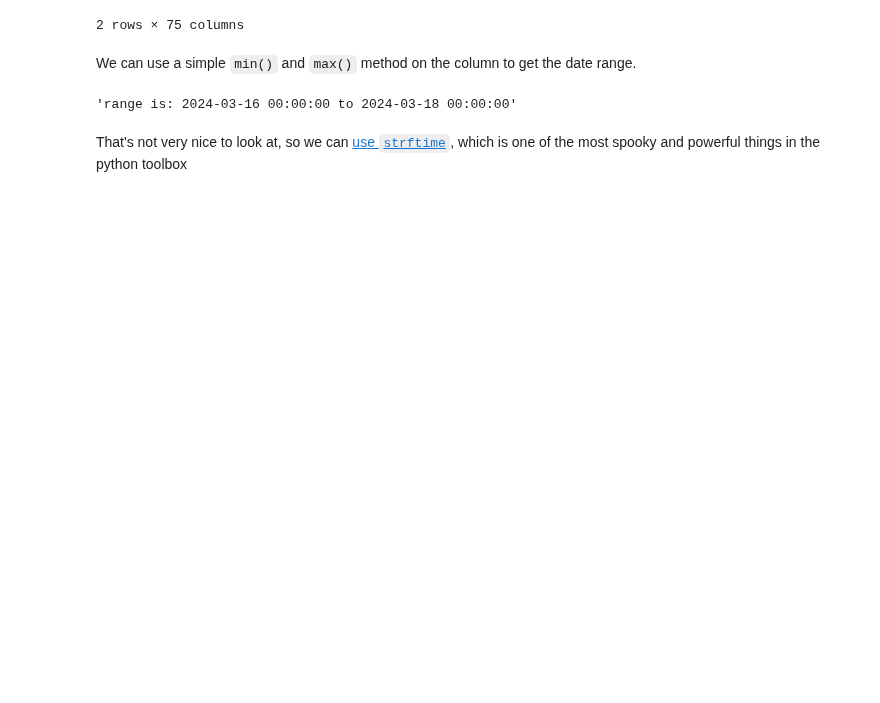
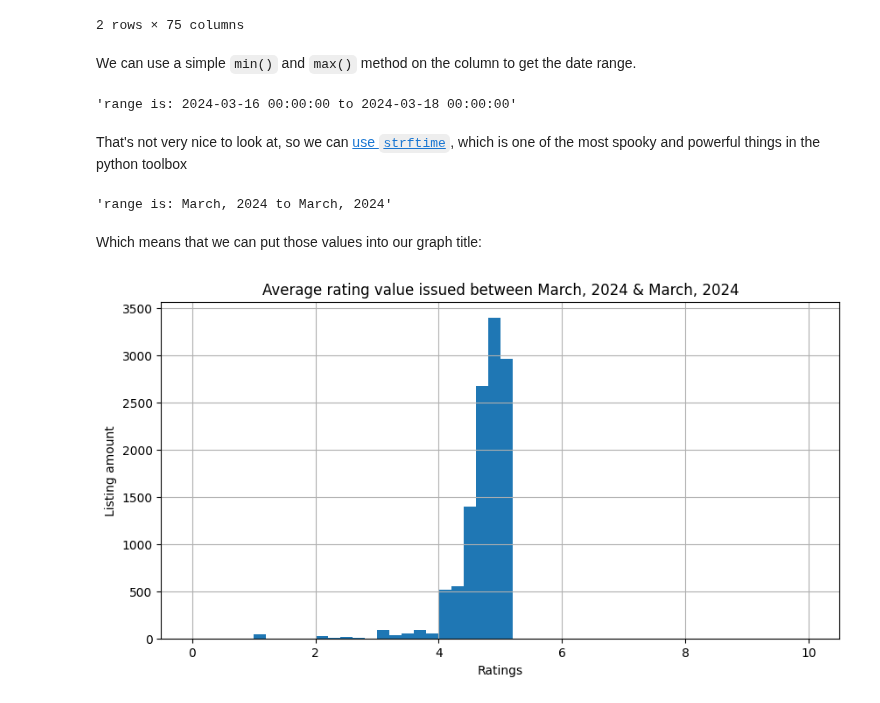
Before and after one commit to karenstevani/data_project, a Jupyter notebook: proj.ipynb, the cells around one changed output. Saved outputs shown, nothing was run; the diff lists cells and outputs as text; code cells hidden in the pictures; blank space fills up the shorter version.

Commit message:
data audit as of now 09/07

```diff
--- a/proj.ipynb
+++ b/proj.ipynb
@@ -364,3 +364,30 @@ f"range is: {first_date} to {last_date}"
 'range is: 2024-03-16 00:00:00 to 2024-03-18 00:00:00'
 # %% [markdown]
 That's not very nice to look at, so we can [use `strftime`](https://strftime.org/), which is one of the most spooky and powerful things in the python toolbox
+# %%
+date_format_pattern = "%B, %Y"
+earliest_date = datetime.strftime(listing_data.last_scraped.min(), date_format_pattern)
+latest_date = datetime.strftime(listing_data.last_scraped.max(), date_format_pattern)
+f"range is: {earliest_date} to {latest_date}"
+# %% [output]
+'range is: March, 2024 to March, 2024'
+# %% [markdown]
+Which means that we can put those values into our graph title:
+# %%
+number_of_bins = 50
+lower_bound = 0
+upper_bound = 10
+
+plt.hist(
+    listing_data["review_scores_rating"], bins=number_of_bins, range=(lower_bound, upper_bound)
+)
+plt.title(
+    f"Average rating value issued between {earliest_date} & {latest_date}",
+    fontsize=12,
+)
+plt.xlabel("Ratings", fontsize=10)
+plt.ylabel("Listing amount", fontsize=10)
+plt.grid(True)
+plt.show()
+# %% [output]
+[figure, added]
```
Also changed, not shown: parts of 12 cells of this notebook.
